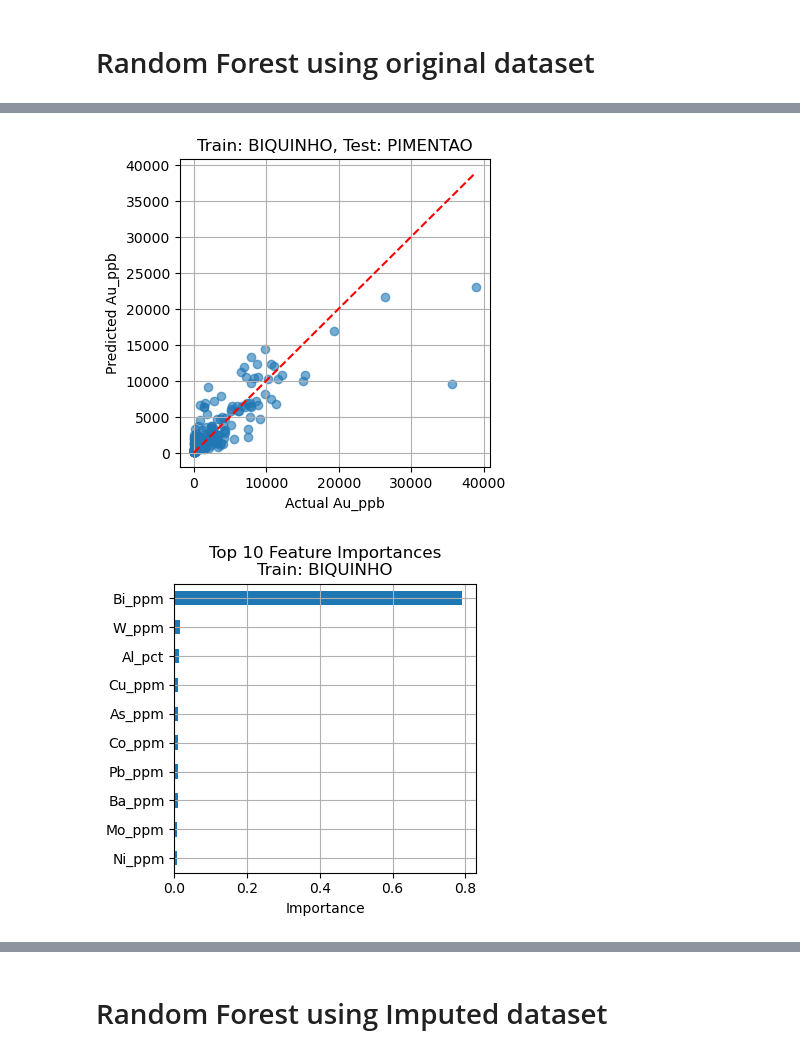
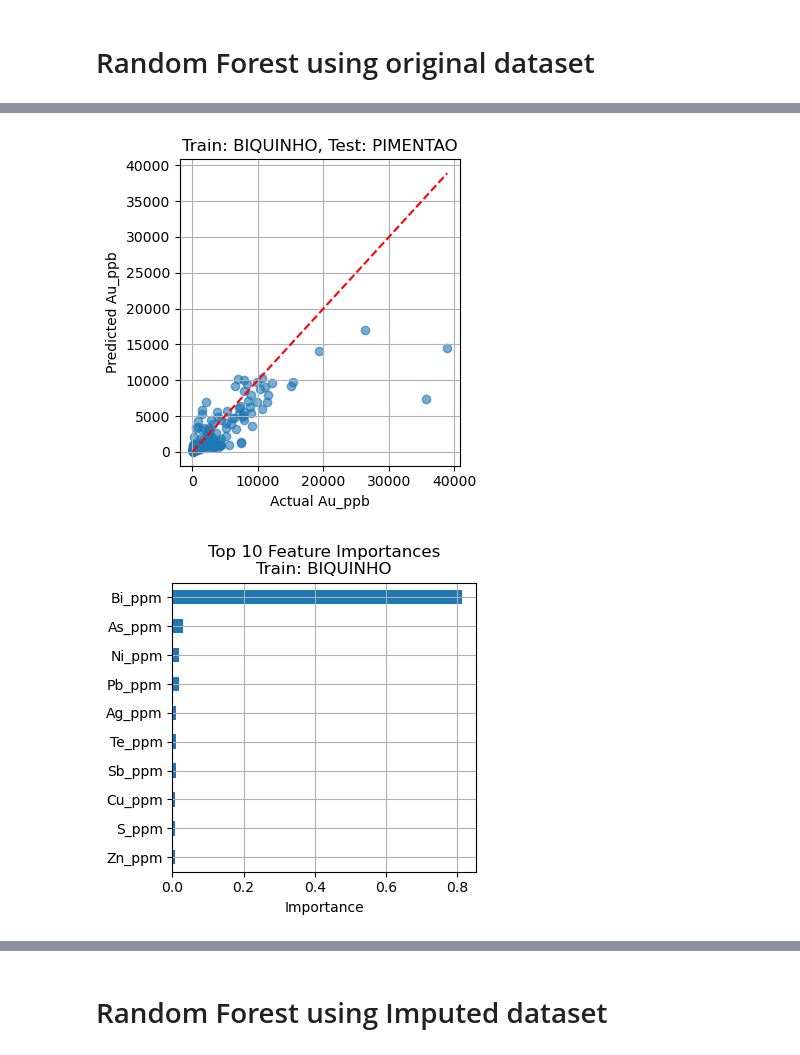
Before and after one commit to TarynScharf/PythonWorkshop, a Jupyter notebook: GSA-WA Workshop/#5_Intro_to_Machine_learning.ipynb, the cells around one changed output, grey strips where cells are left out. Cells and saved outputs as stored; diff of their text form; code cells hidden in the pictures.

```diff
--- a/GSA-WA Workshop/#5_Intro_to_Machine_learning.ipynb
+++ b/GSA-WA Workshop/#5_Intro_to_Machine_learning.ipynb
@@ -931,94 +950,82 @@ except NameError:
 import matplotlib.pyplot as plt
 from sklearn.ensemble import RandomForestRegressor
 import pandas as pd
+import numpy as np
 
-# Check if the dataset 'df_combined' exists and contains required columns
 try:
     if 'Body' in df_combined.columns and 'Au_ppb' in df_combined.columns:
-        # Remove rows where either 'Body' or 'Au_ppb' is missing, and reset index
         df_filtered = df_combined.dropna(subset=['Au_ppb', 'Body']).reset_index(drop=True)
 
-        # Drop the 'index' column if it exists (to avoid it being used as a feature)
         if 'index' in df_filtered.columns:
             df_filtered = df_filtered.drop(columns=['index'])
 
-        # Get all unique body names from the 'Body' column (excluding NaNs)
         bodies = df_filtered['Body'].dropna().unique()
 
-        # Check if there are at least two unique bodies to perform cross-body training
         if len(bodies) >= 2:
-            body_name_1 = bodies[0]  # Select the first body
-            body_name_2 = bodies[1]  # Select the second body
+            body_name_1 = bodies[0]
+            body_name_2 = bodies[1]
 
-            # Define a reusable function to train on one body and test on another
             def train_and_predict(train_body, test_body, train_name, test_name):
-                # Filter the training and testing data based on body name
                 train_df = df_filtered[df_filtered['Body'] == train_body]
                 test_df = df_filtered[df_filtered['Body'] == test_body]
 
-                # Separate features and target variable for training and testing
                 X_train = train_df.drop(columns=['Au_ppb'])
-                y_train = train_df['Au_ppb']
+                y_train_raw = train_df['Au_ppb']
+                y_train = np.log1p(y_train_raw)
+
                 X_test = test_df.drop(columns=['Au_ppb'])
-                y_test = test_df['Au_ppb']
+                y_test_raw = test_df['Au_ppb']
+                y_test = np.log1p(y_test_raw)
 
-                # Convert categorical variables to dummy/indicator variables
                 X_train = pd.get_dummies(X_train)
                 X_test = pd.get_dummies(X_test)
 
-                # Align test set to training columns (filling missing columns with 0)
                 X_train, X_test = X_train.align(X_test, join='left', axis=1, fill_value=0)
 
-                # Fill any missing values in features using column means from training set
                 X_train = X_train.fillna(X_train.mean())
                 X_test = X_test.fillna(X_train.mean())
 
-                # Initialize and train the Random Forest model
                 model = RandomForestRegressor(n_estimators=100, random_state=42)
                 model.fit(X_train, y_train)
 
-                # Predict on the test set
-                y_pred = model.predict(X_test)
+                y_pred_log = model.predict(X_test)
 
-                # Plot actual vs predicted Au_ppb values for visual comparison
+                # Back-transform predictions and true values
+                y_pred = np.expm1(y_pred_log)
+                y_actual = np.expm1(y_test)
+
                 plt.figure(figsize=(4, 4))
-                plt.scatter(y_test, y_pred, alpha=0.6)
-                plt.plot([y_test.min(), y_test.max()], [y_test.min(), y_test.max()], 'r--')  # 1:1 line
+                plt.scatter(y_actual, y_pred, alpha=0.6)
+                lims = [min(y_actual.min(), y_pred.min()), max(y_actual.max(), y_pred.max())]
+                plt.plot(lims, lims, 'r--')
                 plt.xlabel("Actual Au_ppb")
                 plt.ylabel("Predicted Au_ppb")
                 plt.title(f"Train: {train_name}, Test: {test_name}")
                 plt.grid(True)
+                plt.tight_layout()
                 plt.show()
 
-                # Calculate and plot feature importances
                 feature_importances = pd.Series(model.feature_importances_, index=X_train.columns)
                 top_features = feature_importances.sort_values(ascending=False).head(10)
 
-                # Horizontal bar plot of top 10 important features
                 plt.figure(figsize=(4, 4))
                 top_features.plot(kind='barh')
-                plt.gca().invert_yaxis()  # Highest importance at the top
+                plt.gca().invert_yaxis()
                 plt.xlabel("Importance")
                 plt.title(f"Top 10 Feature Importances\nTrain: {train_name}")
                 plt.grid(True)
                 plt.tight_layout()
                 plt.show()
 
-            # Train on Body 1, test on Body 2
             train_and_predict(body_name_1, body_name_2, body_name_1, body_name_2)
-
-            # Train on Body 2, test on Body 1
             train_and_predict(body_name_2, body_name_1, body_name_2, body_name_1)
 
         else:
-            # Not enough bodies to perform a cross-body test
             print("Not enough unique bodies to perform cross-validation.")
     else:
-        # Required columns are missing from the DataFrame
         print("Required columns 'Body' or 'Au_ppb' not found in the dataset.")
 except NameError:
-    # 'df_combined' hasn't been defined or loaded
     print("The dataset 'df_combined' is not defined. Please upload it.")
 # %% [output]
-[figure, old version]
+[figure, new version]
-[figure, old version]
+[figure, new version]
```
Also changed, not shown: parts of 25 cells of this notebook.
